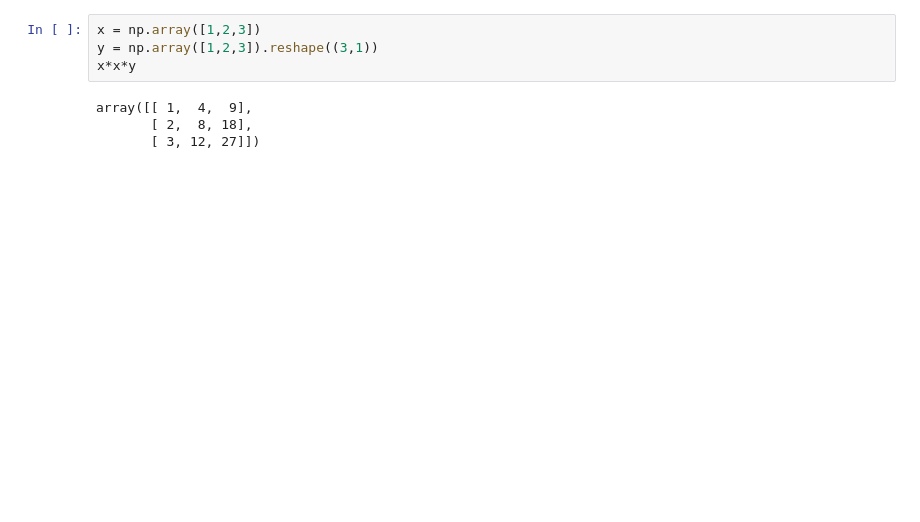
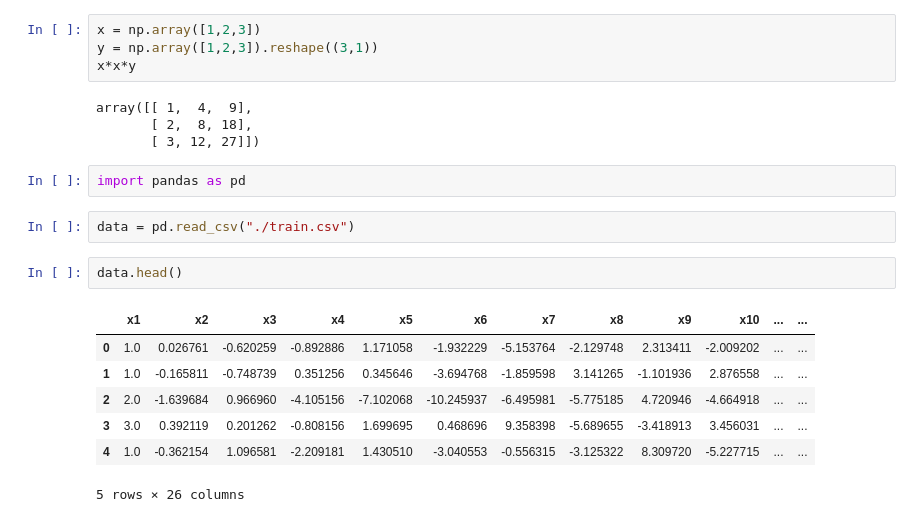
Before and after one commit to belanasaikiran/CSE-5717-Big-Data-Analytics, a Jupyter notebook: Mid_term.ipynb, the cells around one changed output. Cells and saved outputs as stored; diff of their text form; blank space fills up the shorter version.

```diff
--- a/Mid_term.ipynb
+++ b/Mid_term.ipynb
@@ -81,3 +81,17 @@ x*x*y
 array([[ 1,  4,  9],
        [ 2,  8, 18],
        [ 3, 12, 27]])
+# %%
+import pandas as pd
+# %%
+data = pd.read_csv("./train.csv")
+# %%
+data.head()
+# %% [output]
+|  | x1 | x2 | x3 | x4 | x5 | x6 | x7 | x8 | x9 | x10 | ... | ... |
+| 0 | 1.0 | 0.026761 | -0.620259 | -0.892886 | 1.171058 | -1.932229 | -5.153764 | -2.129748 | 2.313411 | -2.009202 | ... | ... |
+| 1 | 1.0 | -0.165811 | -0.748739 | 0.351256 | 0.345646 | -3.694768 | -1.859598 | 3.141265 | -1.101936 | 2.876558 | ... | ... |
+| 2 | 2.0 | -1.639684 | 0.966960 | -4.105156 | -7.102068 | -10.245937 | -6.495981 | -5.775185 | 4.720946 | -4.664918 | ... | ... |
+| 3 | 3.0 | 0.392119 | 0.201262 | -0.808156 | 1.699695 | 0.468696 | 9.358398 | -5.689655 | -3.418913 | 3.456031 | ... | ... |
+| 4 | 1.0 | -0.362154 | 1.096581 | -2.209181 | 1.430510 | -3.040553 | -0.556315 | -3.125322 | 8.309720 | -5.227715 | ... | ... |
+5 rows × 26 columns
```
Also changed, not shown: parts of 6 cells of this notebook.
